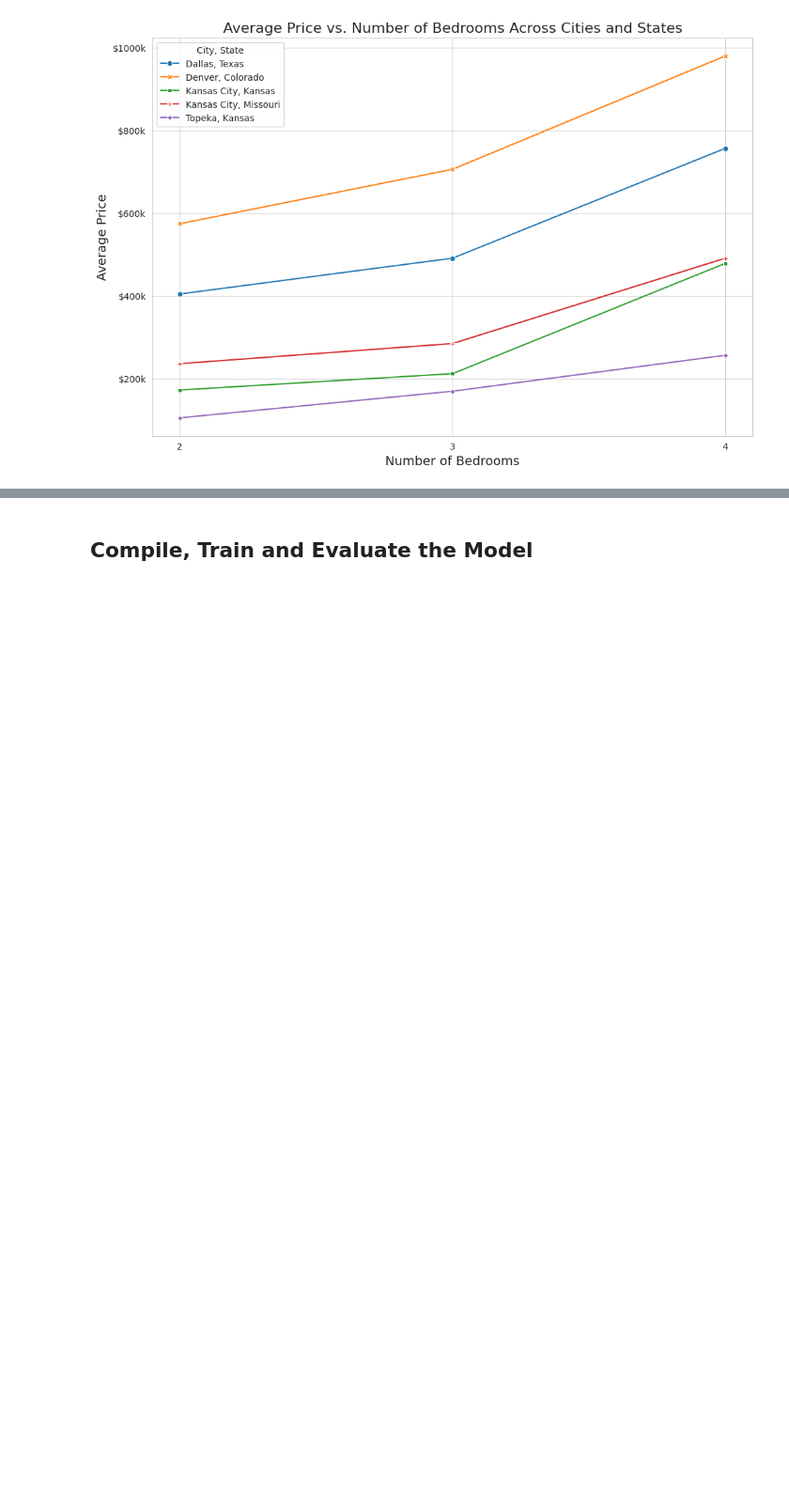
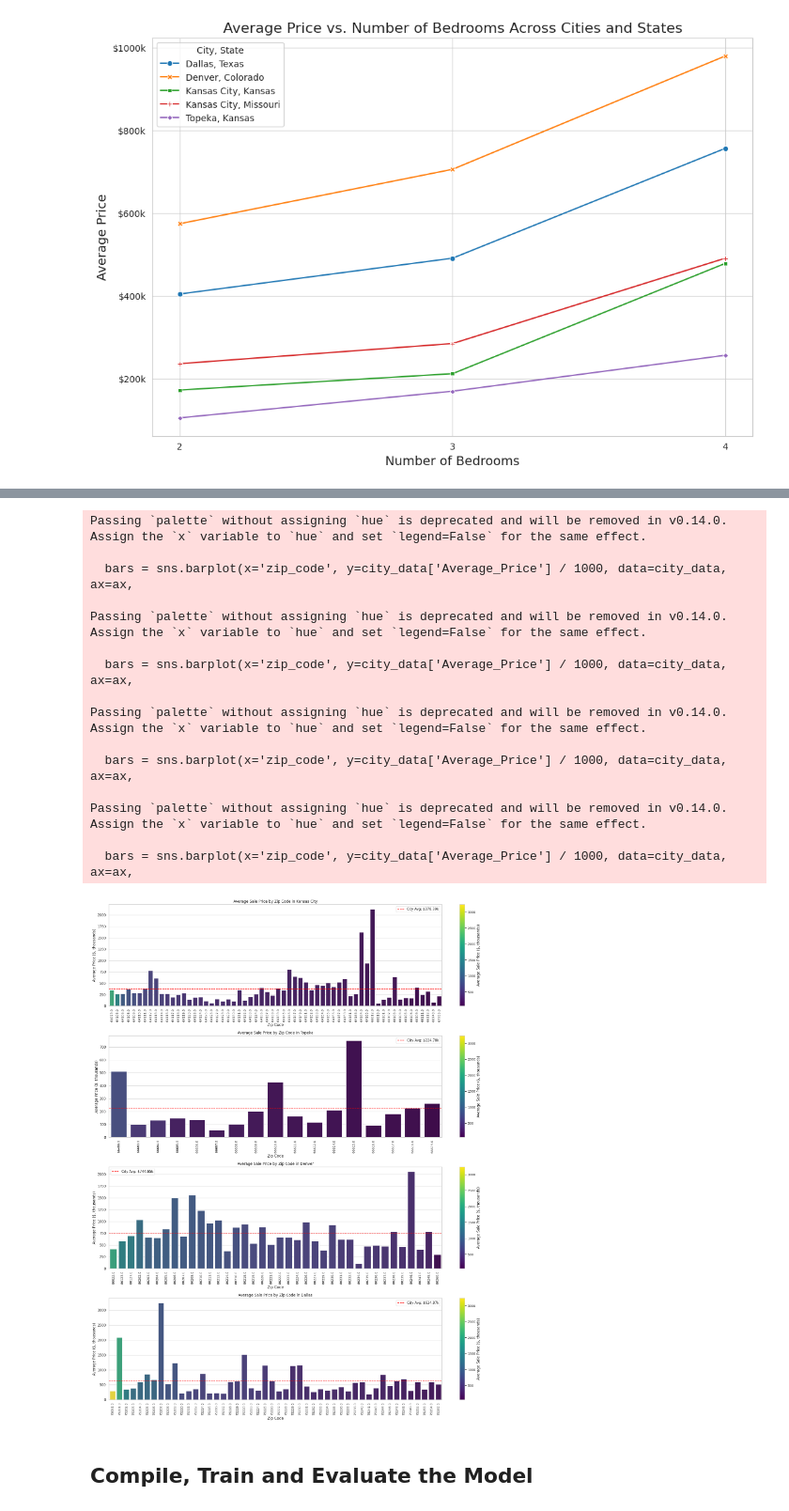
Before and after one commit to gthom73/MLIntegration_project4_group2, a Jupyter notebook: Project_4.ipynb, the cells around one changed output, grey strips where cells are left out. Shown: that part at 94% size. Cells and saved outputs as stored; diff of their text form; code cells hidden in the pictures; blank space fills up the shorter version.

```diff
--- a/Project_4.ipynb
+++ b/Project_4.ipynb
@@ -290,2 +387,75 @@ plt.show()
+# %%
+import matplotlib.pyplot as plt
+import seaborn as sns
+import numpy as np
+import matplotlib.cm as cm
+
+# Set the aesthetic style of the plots
+sns.set(style="whitegrid")
+
+# Determine global price range for consistent color mapping across all plots, adjusted for thousands
+global_min = zip_code_averages['Average_Price'].min() / 1000
+global_max = zip_code_averages['Average_Price'].max() / 1000
+
+# Create a single column of plots with increased width for better readability
+fig, axes = plt.subplots(nrows=4, ncols=1, figsize=(18, 24))
+
+# Define a colormap
+cmap = sns.color_palette("viridis", as_cmap=True)
+
+cities = ['Kansas City', 'Topeka', 'Denver', 'Dallas']
+for ax, city in zip(axes, cities):
+    # Filter the data for each city
+    city_data = zip_code_averages[zip_code_averages['city'] == city]
+    city_data = city_data.sort_values(by='Average_Price', ascending=False)
+
+    # Calculate the city-wide average price for the horizontal line, adjusted for thousands
+    city_avg_price = city_data['Average_Price'].mean() / 1000
+
+    # Normalize the average price for color mapping across all data, adjusted for thousands
+    norm = plt.Normalize(global_min, global_max)
+
+    # Create the bar plot with price divided by 1000 for scale adjustment
+    bars = sns.barplot(x='zip_code', y=city_data['Average_Price'] / 1000, data=city_data, ax=ax,
+                       palette=cmap(norm(city_data['Average_Price'] / 1000)))
+
+    # Draw a horizontal line for the city-wide average price
+    ax.axhline(y=city_avg_price, color='red', linestyle='--', label=f'City Avg: ${city_avg_price:.2f}k')
+
+    # Set plot details
+    ax.set_title(f'Average Sale Price by Zip Code in {city}')
+    ax.set_xlabel('Zip Code')
+    ax.set_ylabel('Average Price ($, thousands)')
+    ax.tick_params(axis='x', rotation=90, labelsize=10)  # Rotate to vertical for better legibility
+
+    # Add legend to show what the line represents
+    ax.legend()
+
+    # Create a colorbar with more detailed description
+    sm = plt.cm.ScalarMappable(cmap=cmap, norm=norm)
+    sm.set_array([])
+    cbar = fig.colorbar(sm, ax=ax, orientation='vertical', fraction=0.02, pad=0.05)
+    cbar.set_label('Average Sale Price ($, thousands)', size=12)
+    cbar.ax.tick_params(labelsize=10)
+
+plt.tight_layout()
+plt.show()
+# %% [output]
+Passing `palette` without assigning `hue` is deprecated and will be removed in v0.14.0. Assign the `x` variable to `hue` and set `legend=False` for the same effect.
+
+  bars = sns.barplot(x='zip_code', y=city_data['Average_Price'] / 1000, data=city_data, ax=ax,
+
+Passing `palette` without assigning `hue` is deprecated and will be removed in v0.14.0. Assign the `x` variable to `hue` and set `legend=False` for the same effect.
+
+  bars = sns.barplot(x='zip_code', y=city_data['Average_Price'] / 1000, data=city_data, ax=ax,
+
+Passing `palette` without assigning `hue` is deprecated and will be removed in v0.14.0. Assign the `x` variable to `hue` and set `legend=False` for the same effect.
+
+  bars = sns.barplot(x='zip_code', y=city_data['Average_Price'] / 1000, data=city_data, ax=ax,
+
+Passing `palette` without assigning `hue` is deprecated and will be removed in v0.14.0. Assign the `x` variable to `hue` and set `legend=False` for the same effect.
+
+  bars = sns.barplot(x='zip_code', y=city_data['Average_Price'] / 1000, data=city_data, ax=ax,
+[figure, added]
 # %% [markdown]
 ## Compile, Train and Evaluate the Model
```
Also changed, not shown: parts of 2 cells of this notebook.
